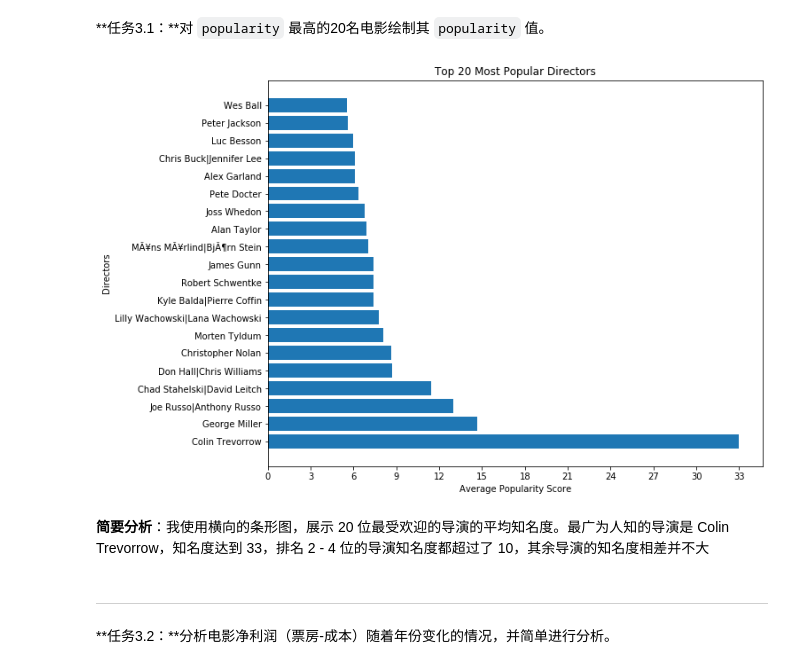
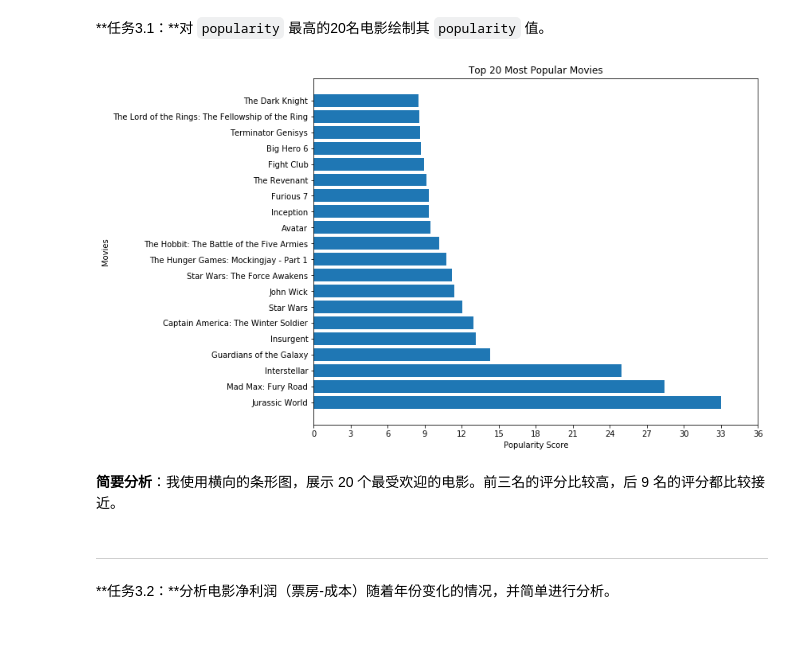
Before and after one commit to bocheng24/P2_Explore_Movie_Dataset, a Jupyter notebook: Explore Movie Dataset.ipynb, the cells around one changed output. Cells and saved outputs as stored; diff of their text form; code cells hidden in the pictures; blank space fills up the shorter version.

```diff
--- a/Explore Movie Dataset.ipynb
+++ b/Explore Movie Dataset.ipynb
@@ -137,0 +182,2 @@ df_org[df_org.duplicated()]
+# %%
+df = df_org.drop(['homepage', 'tagline', 'keywords', 'production_companies', 'imdb_id', 'cast', 'overview'], axis = 1)
@@ -138,2 +202,2 @@ df_org[df_org.duplicated()]
 # %%
-df = df_org.copy().dropna()
+df.dropna(inplace = True)
@@ -336,20 +398,20 @@ Name: popularity, Length: 1340, dtype: float64
 # %% [markdown]
 **任务3.1：**对 `popularity` 最高的20名电影绘制其 `popularity` 值。
 # %%
-pop_20 = df.groupby('director').popularity.mean().sort_values(ascending = False)[:20]
-x_ticks = np.arange(0, pop_20.max() + 2, 3)
+pop_20 = df.sort_values('popularity', ascending = False)[['original_title', 'popularity']][:20]
+x_ticks = np.arange(0, pop_20['popularity'].max() + 6, 3)
 
 plt.subplots(figsize = (10, 8))
-plt.barh(pop_20.index, pop_20.values);
+plt.barh(pop_20['original_title'], pop_20['popularity']);
 
 plt.xticks(x_ticks);
-plt.title('Top 20 Most Popular Directors');
-plt.xlabel('Average Popularity Score');
-plt.ylabel('Directors');
+plt.title('Top 20 Most Popular Movies');
+plt.xlabel('Popularity Score');
+plt.ylabel('Movies');
 # %% [output]
-[figure, old version]
+[figure, new version]
 # %% [markdown]
-<b>简要分析</b>：我使用横向的条形图，展示 20 位最受欢迎的导演的平均知名度。最广为人知的导演是 Colin Trevorrow，知名度达到 33，排名 2 - 4 位的导演知名度都超过了 10，其余导演的知名度相差并不大
+<b>简要分析</b>：我使用横向的条形图，展示 20 个最受欢迎的电影。前三名的评分比较高，后 9 名的评分都比较接近。
 # %% [markdown]
 ---
 **任务3.2：**分析电影净利润（票房-成本）随着年份变化的情况，并简单进行分析。
```
Also changed, not shown: parts of 38 cells of this notebook, 2 other files.
